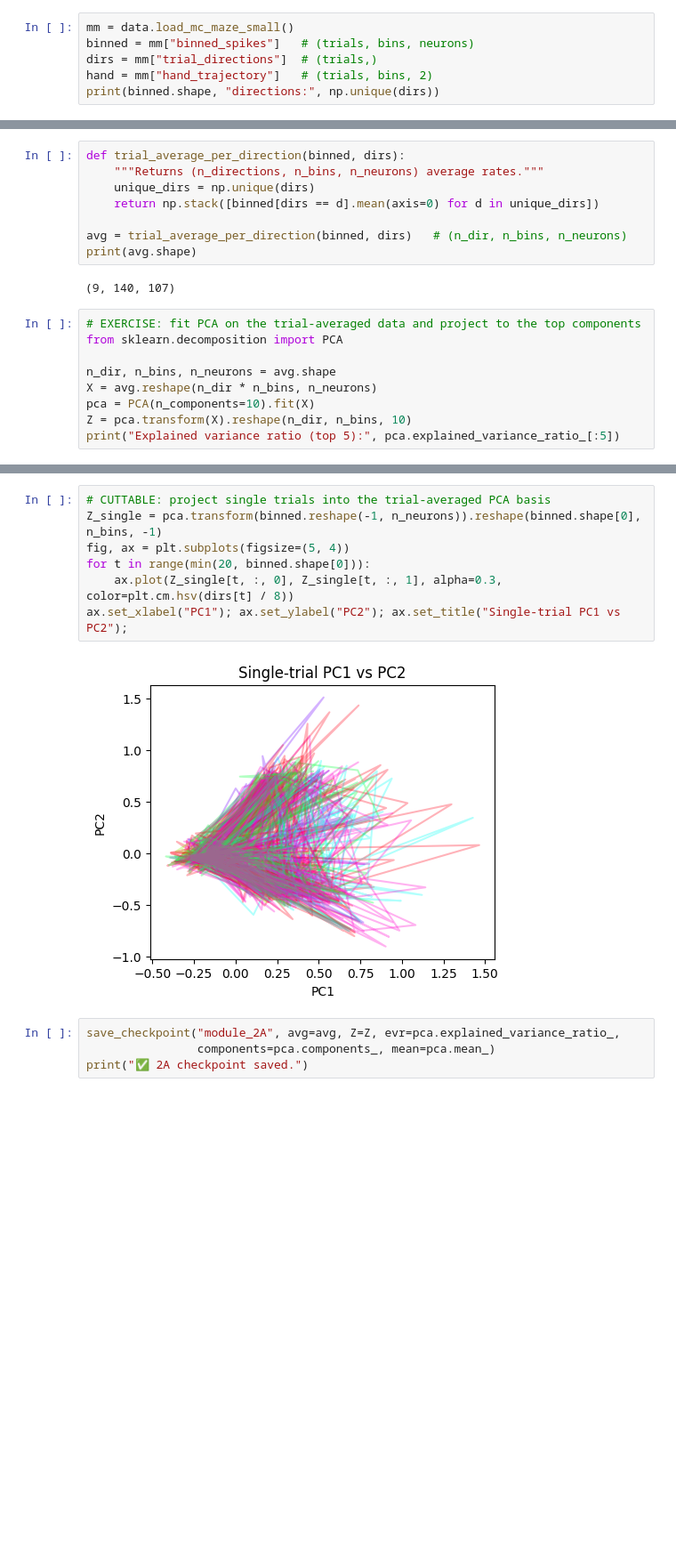
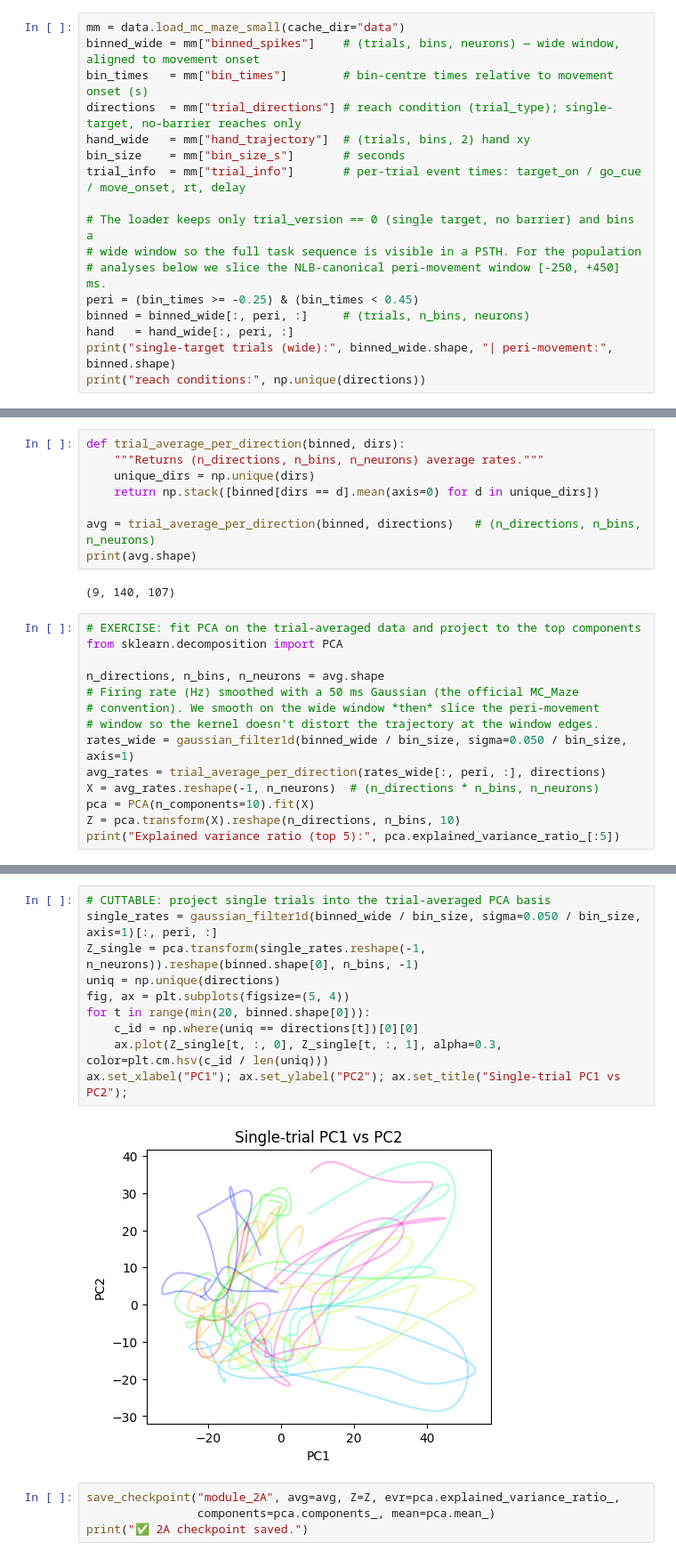
Before and after one commit to NeoNeuron/ccnss26-tutorials, a Jupyter notebook: solutions/session2_solutions.ipynb, the cells around one changed output, grey strips where cells are left out. Shown at 89% size. Saved outputs shown, nothing was run; the diff lists cells and outputs as text; blank space fills up the shorter version.

```diff
--- a/solutions/session2_solutions.ipynb
+++ b/solutions/session2_solutions.ipynb
@@ -29,9 +28,20 @@ print("✅ Setup complete.")
 # %% [output]
 ✅ Setup complete.
 # %%
-mm = data.load_mc_maze_small()
-binned = mm["binned_spikes"]   # (trials, bins, neurons)
-dirs = mm["trial_directions"]  # (trials,)
-hand = mm["hand_trajectory"]   # (trials, bins, 2)
-print(binned.shape, "directions:", np.unique(dirs))
+mm = data.load_mc_maze_small(cache_dir="data")
+binned_wide = mm["binned_spikes"]    # (trials, bins, neurons) — wide window, aligned to movement onset
+bin_times   = mm["bin_times"]        # bin-centre times relative to movement onset (s)
+directions  = mm["trial_directions"] # reach condition (trial_type); single-target, no-barrier reaches only
+hand_wide   = mm["hand_trajectory"]  # (trials, bins, 2) hand xy
+bin_size    = mm["bin_size_s"]       # seconds
+trial_info  = mm["trial_info"]       # per-trial event times: target_on / go_cue / move_onset, rt, delay
+
+# The loader keeps only trial_version == 0 (single target, no barrier) and bins a
+# wide window so the full task sequence is visible in a PSTH. For the population
+# analyses below we slice the NLB-canonical peri-movement window [-250, +450] ms.
+peri = (bin_times >= -0.25) & (bin_times < 0.45)
+binned = binned_wide[:, peri, :]     # (trials, n_bins, neurons)
+hand   = hand_wide[:, peri, :]
+print("single-target trials (wide):", binned_wide.shape, "| peri-movement:", binned.shape)
+print("reach conditions:", np.unique(directions))
 # %% [output]
@@ -62,7 +123,7 @@ def trial_average_per_direction(binned, dirs):
     unique_dirs = np.unique(dirs)
     return np.stack([binned[dirs == d].mean(axis=0) for d in unique_dirs])
 
-avg = trial_average_per_direction(binned, dirs)   # (n_dir, n_bins, n_neurons)
+avg = trial_average_per_direction(binned, directions)   # (n_directions, n_bins, n_neurons)
 print(avg.shape)
 # %% [output]
 (9, 140, 107)
@@ -70,9 +131,14 @@ print(avg.shape)
 # EXERCISE: fit PCA on the trial-averaged data and project to the top components
 from sklearn.decomposition import PCA
 
-n_dir, n_bins, n_neurons = avg.shape
-X = avg.reshape(n_dir * n_bins, n_neurons)
+n_directions, n_bins, n_neurons = avg.shape
+# Firing rate (Hz) smoothed with a 50 ms Gaussian (the official MC_Maze
+# convention). We smooth on the wide window *then* slice the peri-movement
+# window so the kernel doesn't distort the trajectory at the window edges.
+rates_wide = gaussian_filter1d(binned_wide / bin_size, sigma=0.050 / bin_size, axis=1)
+avg_rates = trial_average_per_direction(rates_wide[:, peri, :], directions)
+X = avg_rates.reshape(-1, n_neurons)  # (n_directions * n_bins, n_neurons)
 pca = PCA(n_components=10).fit(X)
-Z = pca.transform(X).reshape(n_dir, n_bins, 10)
+Z = pca.transform(X).reshape(n_directions, n_bins, 10)
 print("Explained variance ratio (top 5):", pca.explained_variance_ratio_[:5])
 # %% [output]
@@ -96,12 +165,15 @@ ax.set_title(f"{k80} PCs reach 80% variance");
 # %%
 # CUTTABLE: project single trials into the trial-averaged PCA basis
-Z_single = pca.transform(binned.reshape(-1, n_neurons)).reshape(binned.shape[0], n_bins, -1)
+single_rates = gaussian_filter1d(binned_wide / bin_size, sigma=0.050 / bin_size, axis=1)[:, peri, :]
+Z_single = pca.transform(single_rates.reshape(-1, n_neurons)).reshape(binned.shape[0], n_bins, -1)
+uniq = np.unique(directions)
 fig, ax = plt.subplots(figsize=(5, 4))
 for t in range(min(20, binned.shape[0])):
-    ax.plot(Z_single[t, :, 0], Z_single[t, :, 1], alpha=0.3, color=plt.cm.hsv(dirs[t] / 8))
+    c_id = np.where(uniq == directions[t])[0][0]
+    ax.plot(Z_single[t, :, 0], Z_single[t, :, 1], alpha=0.3, color=plt.cm.hsv(c_id / len(uniq)))
 ax.set_xlabel("PC1"); ax.set_ylabel("PC2"); ax.set_title("Single-trial PC1 vs PC2");
 # %% [output]
-[figure, old version]
+[figure, new version]
 # %%
 save_checkpoint("module_2A", avg=avg, Z=Z, evr=pca.explained_variance_ratio_,
                 components=pca.components_, mean=pca.mean_)
```
Also changed, not shown: parts of 17 cells of this notebook, 4 other files.
